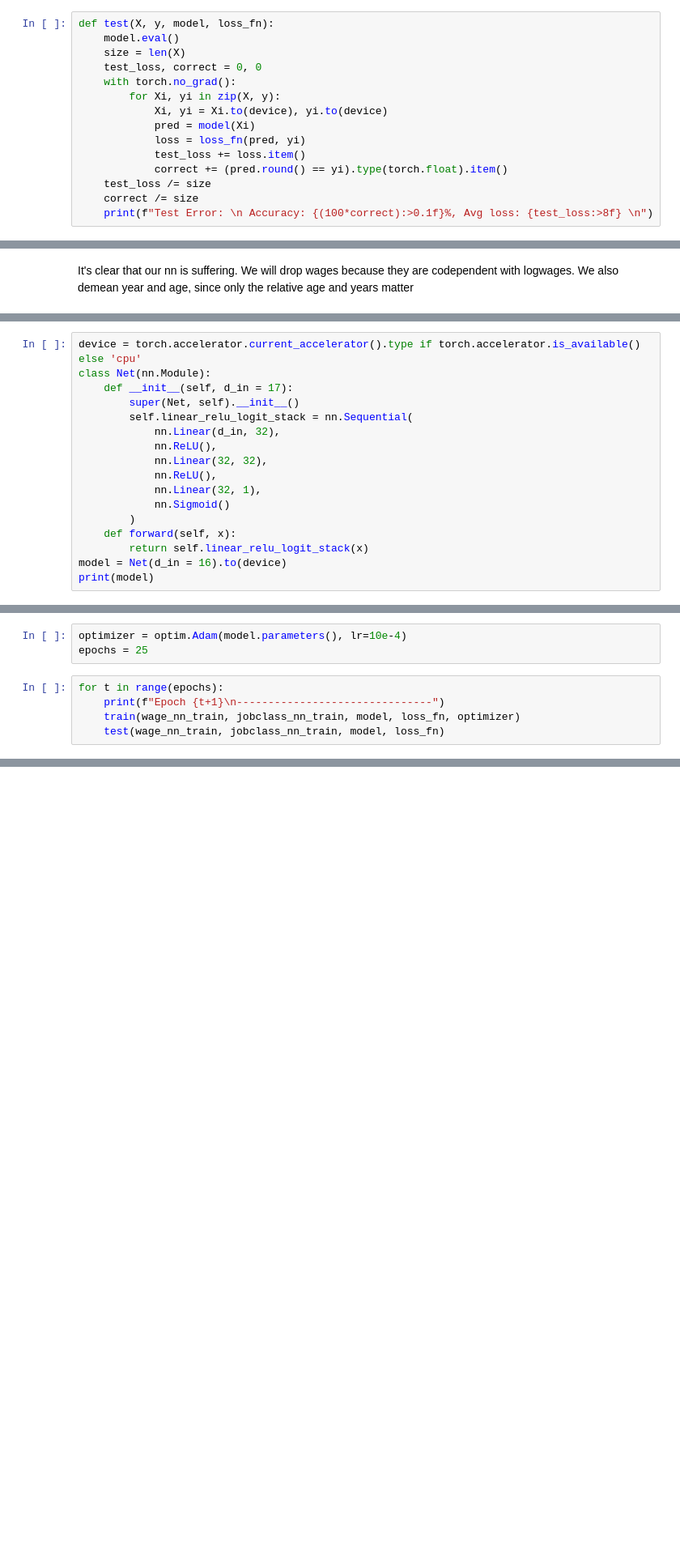
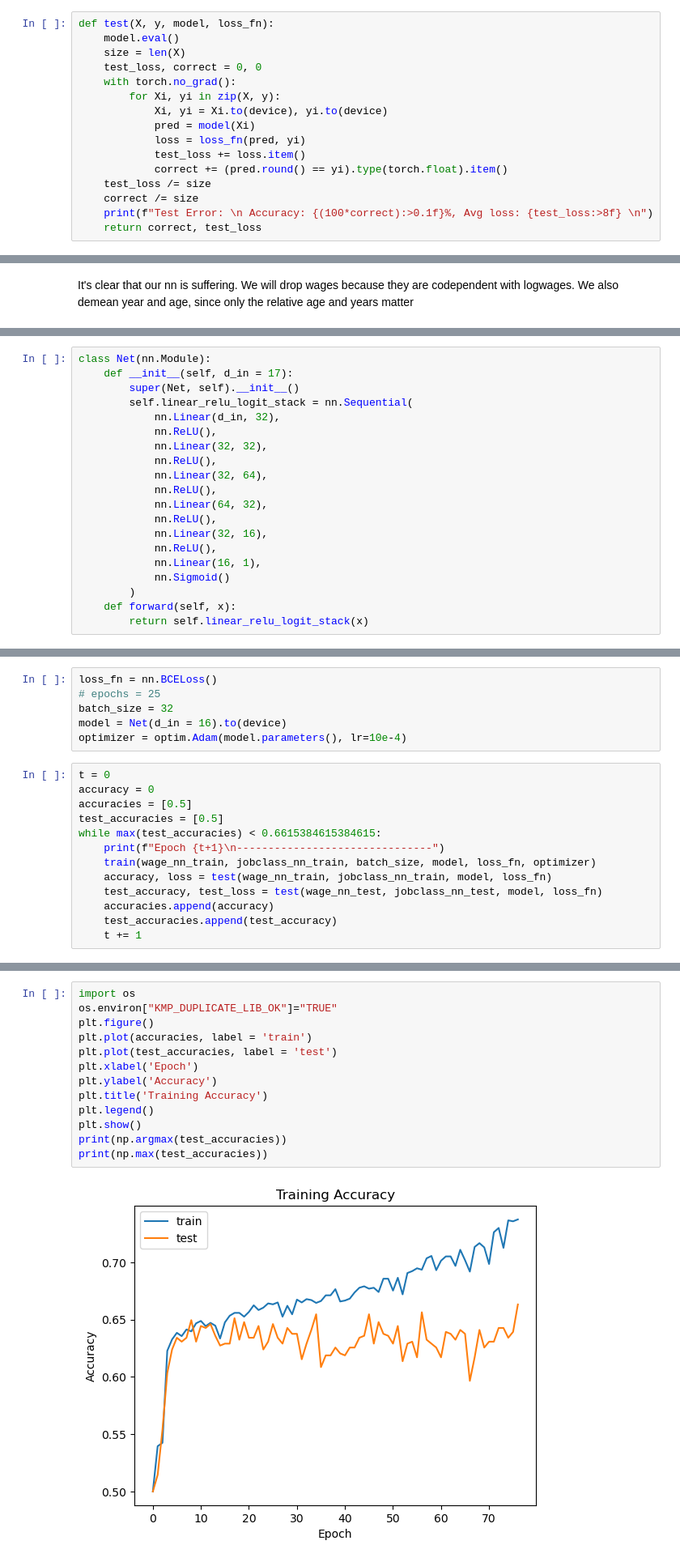
Before and after one commit to andrewlys/ECMA-31330, a Jupyter notebook: hw5/hw5.ipynb, the cells around one changed output, grey strips where cells are left out. Shown: that part at 81% size. Saved outputs shown, nothing was run; the diff lists cells and outputs as text; blank space fills up the shorter version.

```diff
--- a/hw5/hw5.ipynb
+++ b/hw5/hw5.ipynb
@@ -216,6 +218,7 @@ def test(X, y, model, loss_fn):
     test_loss /= size
     correct /= size
     print(f"Test Error: \n Accuracy: {(100*correct):>0.1f}%, Avg loss: {test_loss:>8f} \n")
+    return correct, test_loss
 # %%
 epochs = 5
 for t in range(epochs):
@@ -463,5 +457,4 @@ torch.Size([2396, 16])
 # %%
-device = torch.accelerator.current_accelerator().type if torch.accelerator.is_available() else 'cpu'
 class Net(nn.Module):
     def __init__(self, d_in = 17):
         super(Net, self).__init__()
@@ -470,10 +463,14 @@ class Net(nn.Module):
             nn.ReLU(),
             nn.Linear(32, 32),
             nn.ReLU(),
-            nn.Linear(32, 1),
+            nn.Linear(32, 64),
+            nn.ReLU(),
+            nn.Linear(64, 32),
+            nn.ReLU(),
+            nn.Linear(32, 16),
+            nn.ReLU(),
+            nn.Linear(16, 1),
             nn.Sigmoid()
         )
     def forward(self, x):
         return self.linear_relu_logit_stack(x)
-model = Net(d_in = 16).to(device)
-print(model)
@@ -491,11 +477,22 @@ Net(
 # %%
+loss_fn = nn.BCELoss()
+# epochs = 25
+batch_size = 32
+model = Net(d_in = 16).to(device)
 optimizer = optim.Adam(model.parameters(), lr=10e-4)
-epochs = 25
 # %%
-for t in range(epochs):
+t = 0
+accuracy = 0
+accuracies = [0.5]
+test_accuracies = [0.5]
+while max(test_accuracies) < 0.6615384615384615:
     print(f"Epoch {t+1}\n-------------------------------")
-    train(wage_nn_train, jobclass_nn_train, model, loss_fn, optimizer)
-    test(wage_nn_train, jobclass_nn_train, model, loss_fn)
+    train(wage_nn_train, jobclass_nn_train, batch_size, model, loss_fn, optimizer)
+    accuracy, loss = test(wage_nn_train, jobclass_nn_train, model, loss_fn)
+    test_accuracy, test_loss = test(wage_nn_test, jobclass_nn_test, model, loss_fn)
+    accuracies.append(accuracy)
+    test_accuracies.append(test_accuracy)
+    t += 1
 # %% [output]
 Epoch 1
 -------------------------------
@@ -516,0 +514,15 @@ Test Error:
+# %%
+import os
+os.environ["KMP_DUPLICATE_LIB_OK"]="TRUE"
+plt.figure()
+plt.plot(accuracies, label = 'train')
+plt.plot(test_accuracies, label = 'test')
+plt.xlabel('Epoch')
+plt.ylabel('Accuracy')
+plt.title('Training Accuracy')
+plt.legend()
+plt.show()
+print(np.argmax(test_accuracies))
+print(np.max(test_accuracies))
+# %% [output]
+[figure, added]
```
Also changed, not shown: parts of 13 cells of this notebook, 2 other files.
